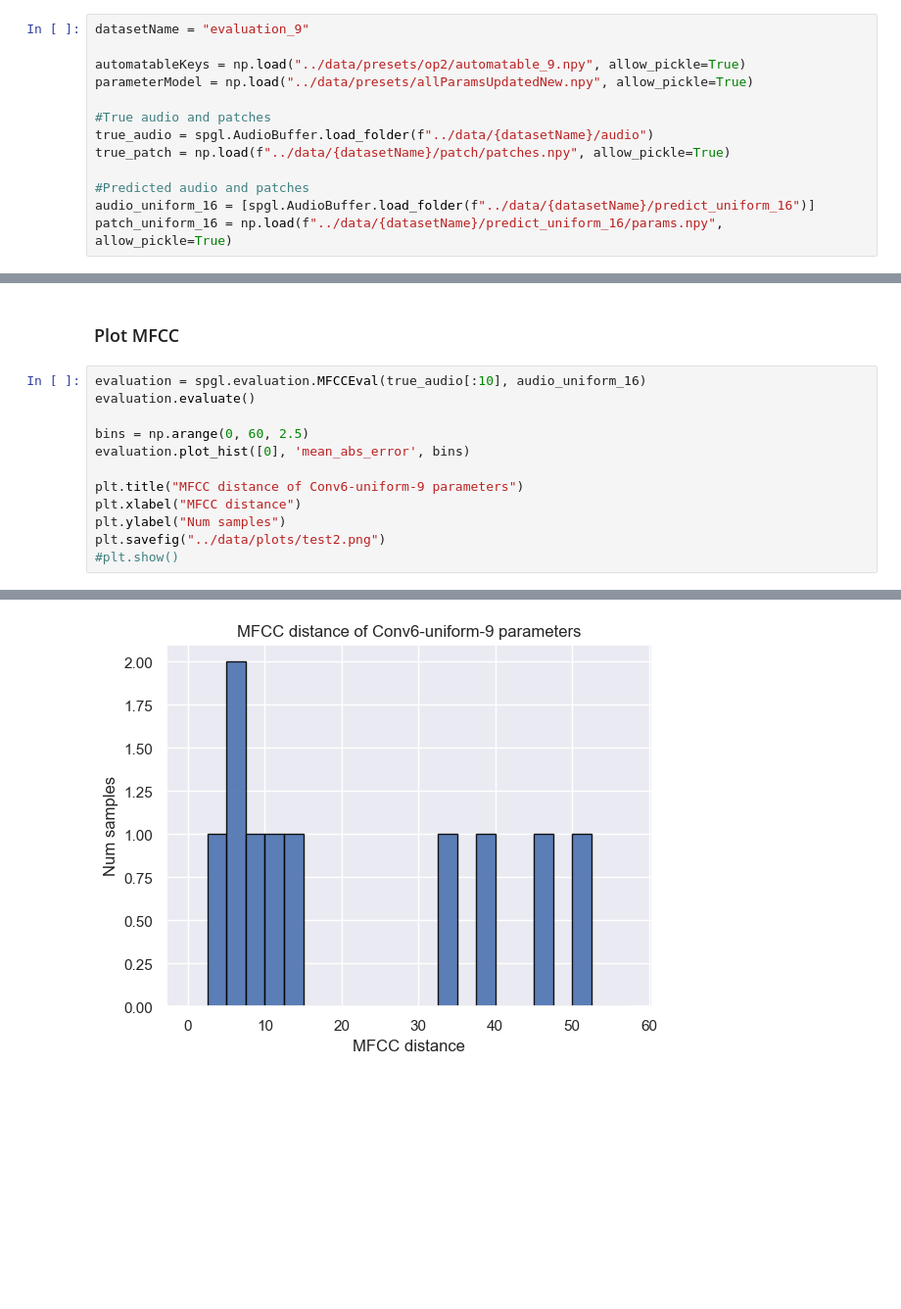
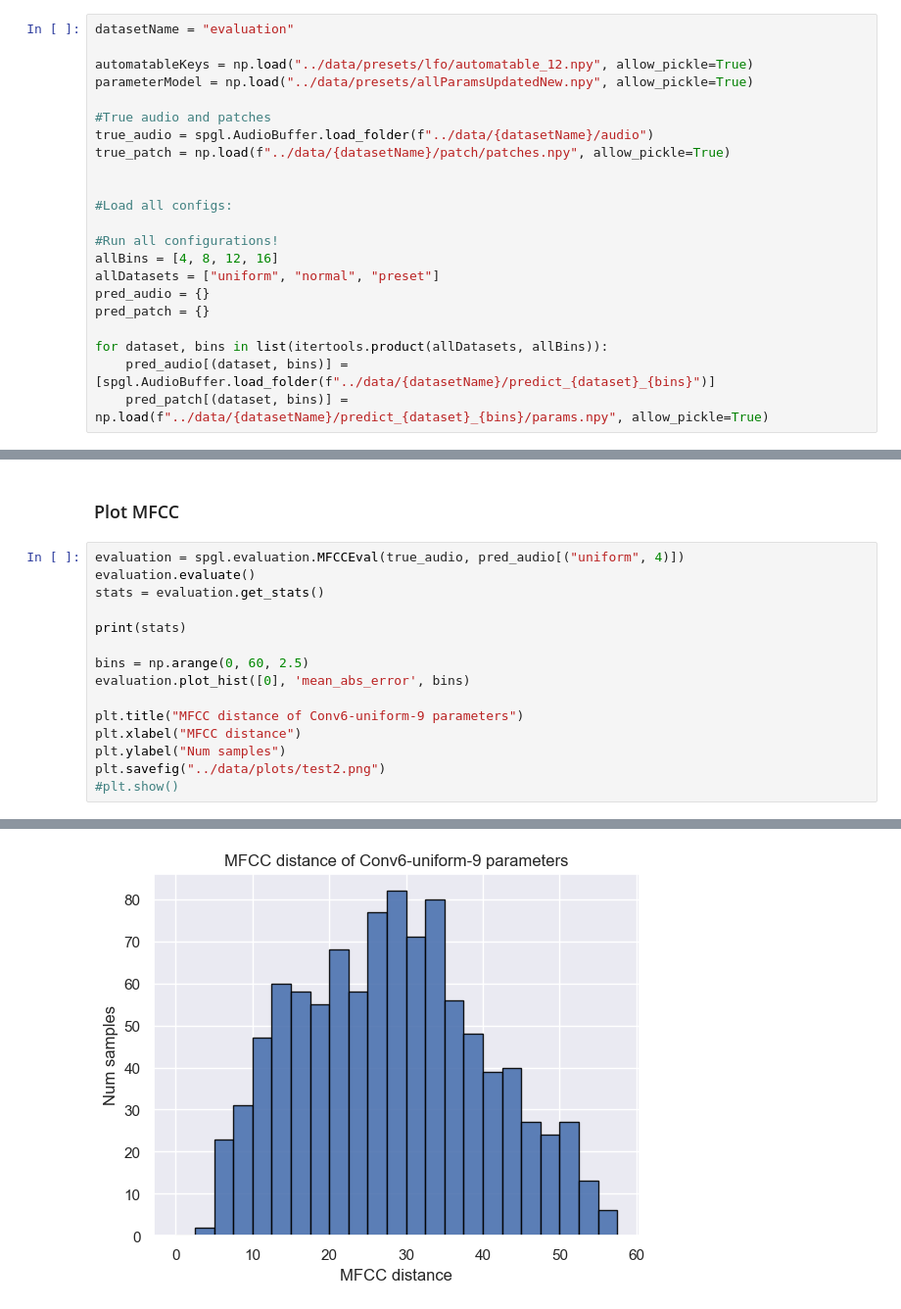
Before and after one commit to hjdeheer/spiegelib, a Jupyter notebook: src/plots.ipynb, the cells around one changed output, grey strips where cells are left out. Shown: that part at 98% size. Drawn from its saved outputs; the diff is of its cells as text; blank space fills up the shorter version.

```diff
--- a/src/plots.ipynb
+++ b/src/plots.ipynb
@@ -35,15 +38,24 @@ Load all data
 # %%
-datasetName = "evaluation_9"
+datasetName = "evaluation"
 
-automatableKeys = np.load("../data/presets/op2/automatable_9.npy", allow_pickle=True)
+automatableKeys = np.load("../data/presets/lfo/automatable_12.npy", allow_pickle=True)
 parameterModel = np.load("../data/presets/allParamsUpdatedNew.npy", allow_pickle=True)
 
 #True audio and patches
 true_audio = spgl.AudioBuffer.load_folder(f"../data/{datasetName}/audio")
 true_patch = np.load(f"../data/{datasetName}/patch/patches.npy", allow_pickle=True)
 
-#Predicted audio and patches
-audio_uniform_16 = [spgl.AudioBuffer.load_folder(f"../data/{datasetName}/predict_uniform_16")]
-patch_uniform_16 = np.load(f"../data/{datasetName}/predict_uniform_16/params.npy", allow_pickle=True)
+
+#Load all configs:
+
+#Run all configurations!
+allBins = [4, 8, 12, 16]
+allDatasets = ["uniform", "normal", "preset"]
+pred_audio = {}
+pred_patch = {}
+
+for dataset, bins in list(itertools.product(allDatasets, allBins)):
+    pred_audio[(dataset, bins)] = [spgl.AudioBuffer.load_folder(f"../data/{datasetName}/predict_{dataset}_{bins}")]
+    pred_patch[(dataset, bins)] = np.load(f"../data/{datasetName}/predict_{dataset}_{bins}/params.npy", allow_pickle=True)
 # %% [markdown]
 ### Plot MPE
@@ -64,8 +91,11 @@ plt.savefig("../data/plots/test.png")
 # %% [markdown]
 ### Plot MFCC
 # %%
-evaluation = spgl.evaluation.MFCCEval(true_audio[:10], audio_uniform_16)
+evaluation = spgl.evaluation.MFCCEval(true_audio, pred_audio[("uniform", 4)])
 evaluation.evaluate()
+stats = evaluation.get_stats()
+
+print(stats)
 
 bins = np.arange(0, 60, 2.5)
 evaluation.plot_hist([0], 'mean_abs_error', bins)
@@ -79 +110 @@ plt.savefig("../data/plots/test2.png")
-[figure, old version]
+[figure, new version]
```
Also changed, not shown: parts of 5 cells of this notebook, 4 other files.
